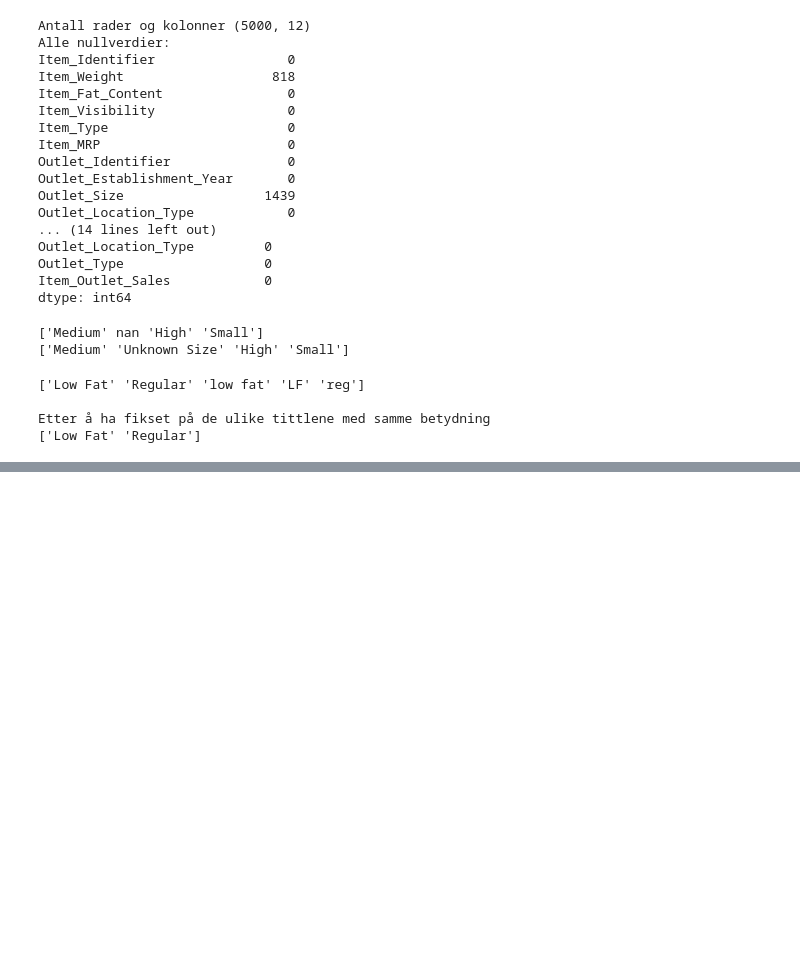
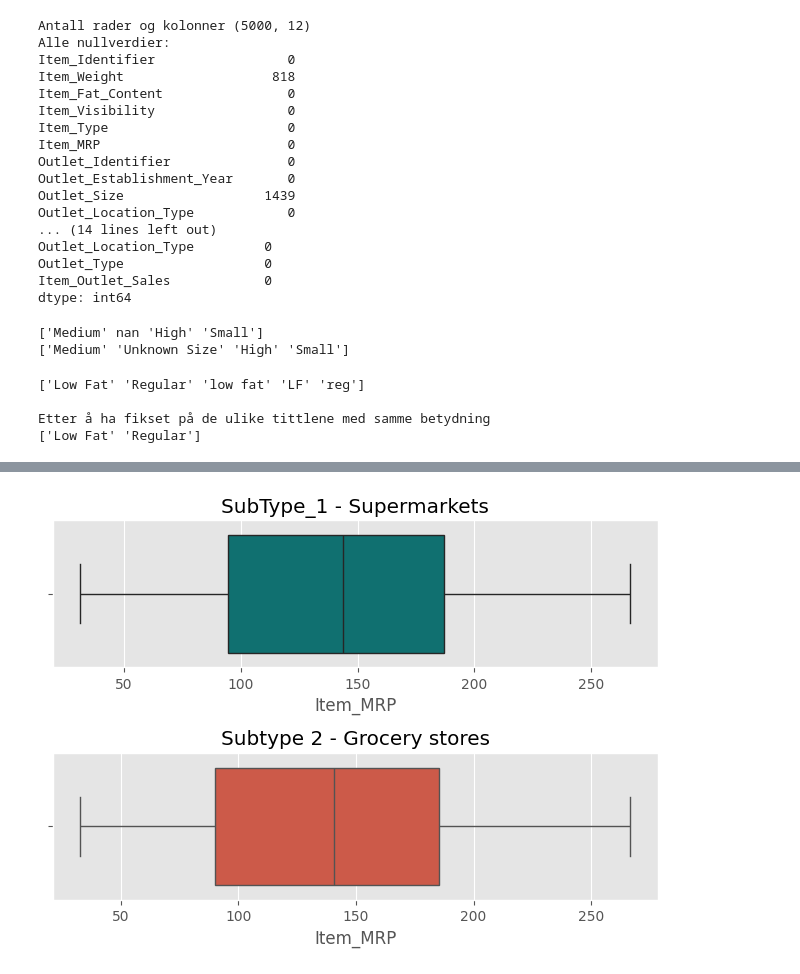
Before and after one commit to HuanLee1/DAVE3625-introduksjon-til-KI-obligatorisk-oppgave, a Jupyter notebook: obligatoriskOppgave/oppgave.ipynb, the cells around one changed output, grey strips where cells are left out. Saved outputs shown, nothing was run; the diff lists cells and outputs as text; code cells hidden in the pictures; blank space fills up the shorter version.

```diff
--- a/obligatoriskOppgave/oppgave.ipynb
+++ b/obligatoriskOppgave/oppgave.ipynb
@@ -182,7 +197,41 @@ Name: count, dtype: int64
 # %%
 # 7. Using Seaborn (“ggplot style”) create a (2,1) subplot of a box plot showing 5-point
 # summary of the column Item_MRP for SupType_1 and SupType_2. Which Outlet Type has
 # a higher median MRP? Are there any outliers?
+import pandas as pd
+import seaborn as sns # importerer seaborn for å bruke boxplot
+import matplotlib.pyplot as plt # importerer matplotlib for å bruke ggplot stilen
+
+# new DataFrame Grc_new_df
+Grc_new_df = Grc_df.drop(Grc_df.columns[[0, 6]], axis=1)
+
+
+# To DataFrames, subtype_1 som er supermarkets og subtype_2 som er grocery stores
+SubType_1 = Grc_new_df[Grc_new_df["Outlet_Type"].isin(["Supermarket Type1", "Supermarket Type2", "Supermarket Type3"])]
+SubType_2 = Grc_new_df[Grc_new_df["Outlet_Type"] == "Grocery Store"]
+
+
+# bruker matplotlib for å sette ggplot siden seaborn ikke har det
+plt.style.use("ggplot")
+
+# konfigurasjon for subplottene, subplots er altså individuelle plotter (type1 & type2)
+# 2, 1 betyr å plassere boxplottene vertikalt, du har en 1 kolonne 2 rad
+fig, axes = plt.subplots(2, 1)
+
+
+# ax=axes betyr du sier hvilken sånn rad/kolonne den er basert på axes stilen
+# lager en boxplot for SubType_1 og farget den for å vise at det er ulike boxplots, den er plassert på axes[0] som betyr den er øverst (rad 0)
+S1 = sns.boxplot(x=SubType_1["Item_MRP"], ax=axes[0], color="teal")
+S1.set_title("SubType_1 - Supermarkets")
+
+# lager en boxplot for SubType_2, axes[1] som betyr den er nederst (rad 1)
+S2 = sns.boxplot(x=SubType_2["Item_MRP"], ax=axes[1])
+S2.set_title("Subtype 2 - Grocery stores")
+
+# justerer mellomrommene slik at tabellene ikke går inni hverandre
+plt.tight_layout()
+# %% [output]
+[figure, added]
 # %%
 # 8. Concatenate the DataFrames SupType_1 and SupType_2 to create a new DataFrame
 # Grc_Concat_df and sort it in ascending order based on the column Item_Outlet_Sales.
```
Also changed, not shown: parts of 4 cells of this notebook, 2 other files.
